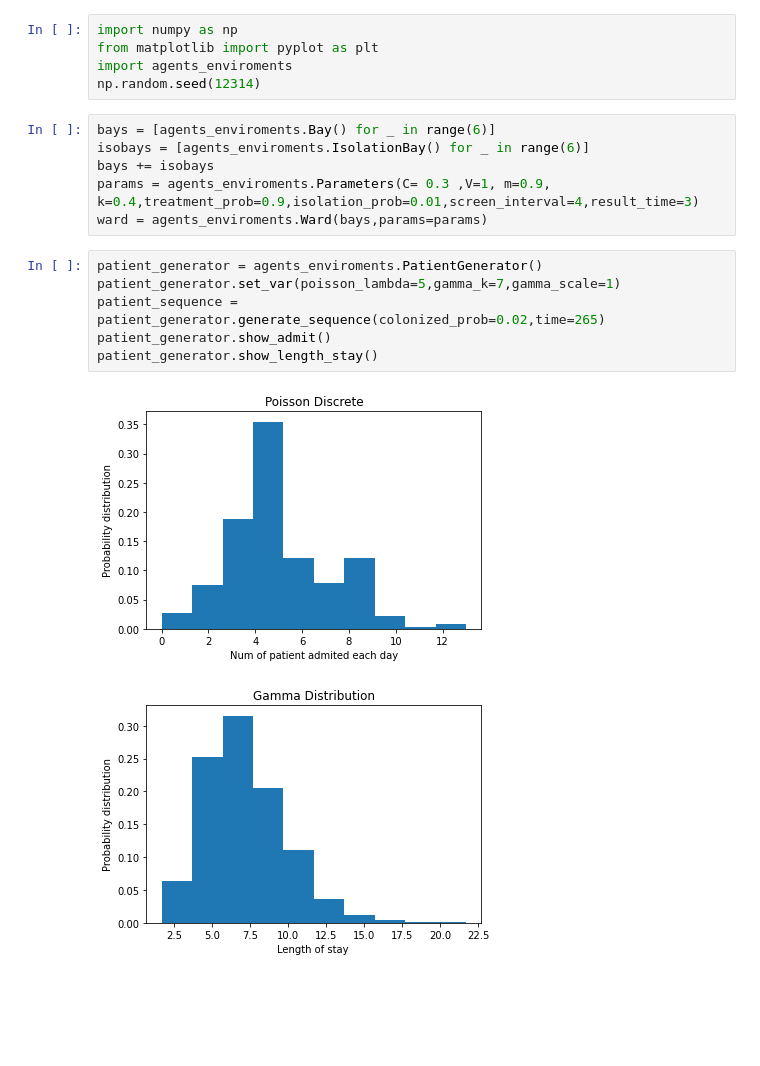
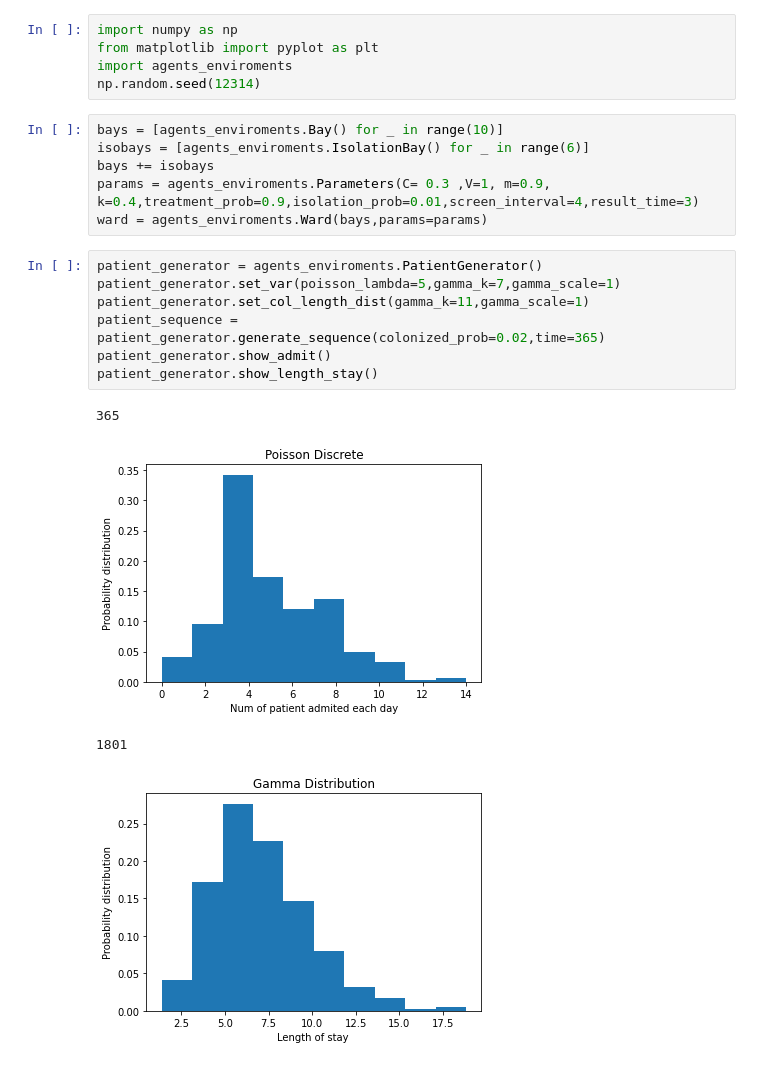
Before and after one commit to ibpme/hostpital-infections, a Jupyter notebook: runner.ipynb, the cells around one changed output. Drawn from its saved outputs; the diff is of its cells as text; blank space fills up the shorter version.

```diff
--- a/runner.ipynb
+++ b/runner.ipynb
@@ -4,7 +4,7 @@ from matplotlib import pyplot as plt
 import agents_enviroments
 np.random.seed(12314)
 # %%
-bays = [agents_enviroments.Bay() for _ in range(6)]
+bays = [agents_enviroments.Bay() for _ in range(10)]
 isobays = [agents_enviroments.IsolationBay() for _ in range(6)]
 bays += isobays
 params = agents_enviroments.Parameters(C= 0.3 ,V=1, m=0.9, k=0.4,treatment_prob=0.9,isolation_prob=0.01,screen_interval=4,result_time=3)
@@ -12,12 +12,15 @@ ward = agents_enviroments.Ward(bays,params=params)
 # %%
 patient_generator = agents_enviroments.PatientGenerator()
 patient_generator.set_var(poisson_lambda=5,gamma_k=7,gamma_scale=1)
-patient_sequence = patient_generator.generate_sequence(colonized_prob=0.02,time=265)
+patient_generator.set_col_length_dist(gamma_k=11,gamma_scale=1)
+patient_sequence = patient_generator.generate_sequence(colonized_prob=0.02,time=365)
 patient_generator.show_admit()
 patient_generator.show_length_stay()
 # %% [output]
+365
-[figure, old version]
+[figure, new version]
+1801
-[figure, old version]
+[figure, new version]
 # %%
 from agents_enviroments import History
 from agents_enviroments.movement_strategy import IsolateInfectedStrategyy
```
Also changed, not shown: parts of 6 cells of this notebook, 1 other file.
